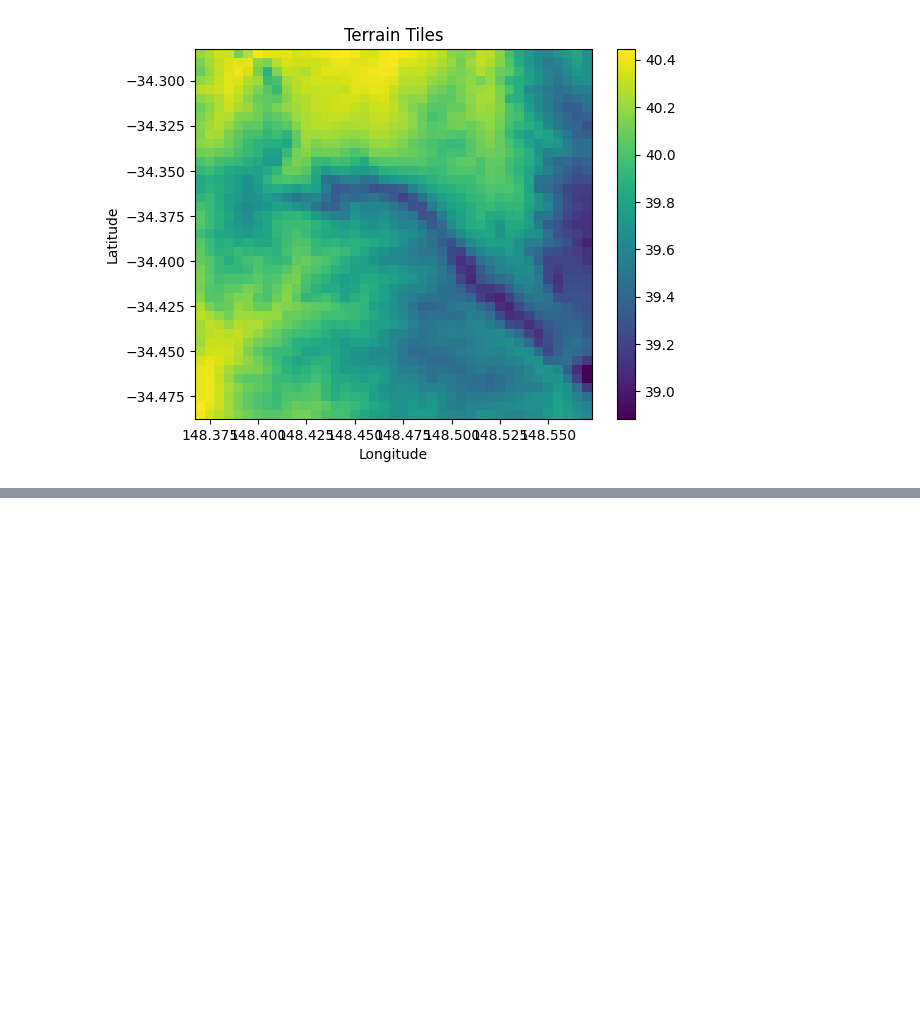
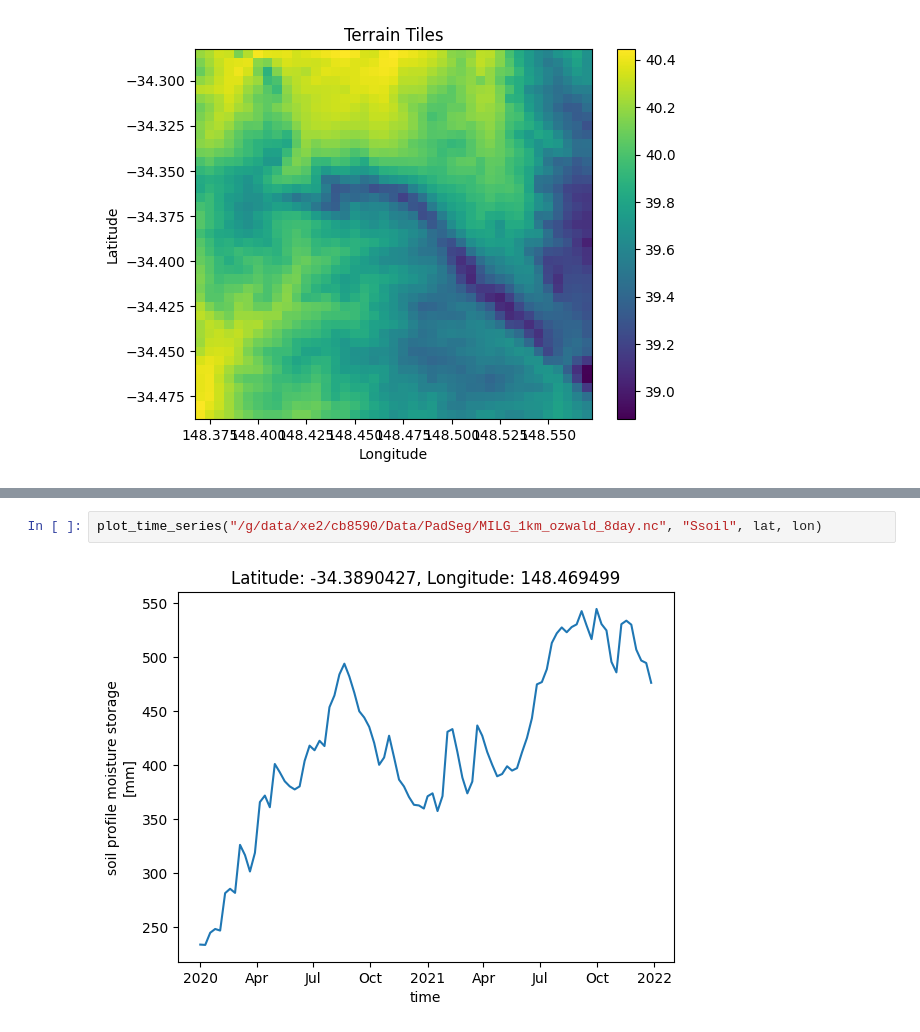
Before and after one commit to johnburley3000/PaddockTS, a Jupyter notebook: DAESIM_preprocess/download_everything.ipynb, the cells around one changed output, grey strips where cells are left out. Drawn from its saved outputs; the diff is of its cells as text; blank space fills up the shorter version.

Commit message:
ozwald_8day time series plot

```diff
--- a/DAESIM_preprocess/download_everything.ipynb
+++ b/DAESIM_preprocess/download_everything.ipynb
@@ -68,0 +83,4 @@ visualise_tif_rioxarray("/g/data/xe2/cb8590/Data/PadSeg/MILG_6km_Maximum_Tempera
+# %%
+plot_time_series("/g/data/xe2/cb8590/Data/PadSeg/MILG_1km_ozwald_8day.nc", "Ssoil", lat, lon)
+# %% [output]
+[figure, added]
```
Also changed, not shown: parts of 4 cells of this notebook, 1 other file.
